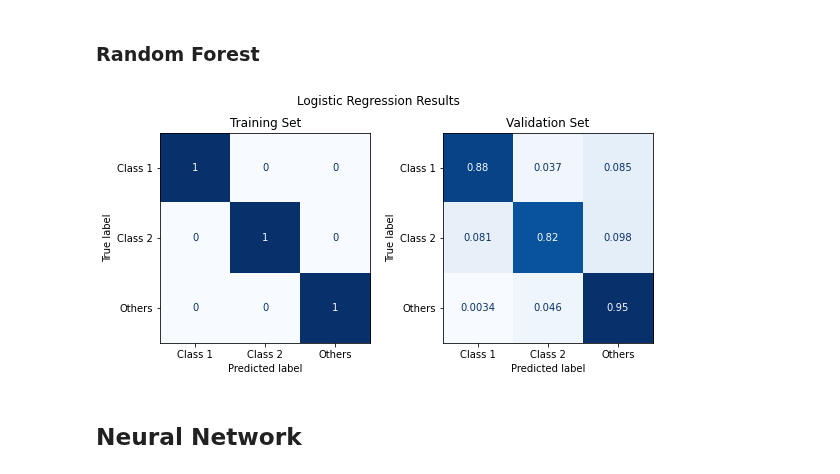
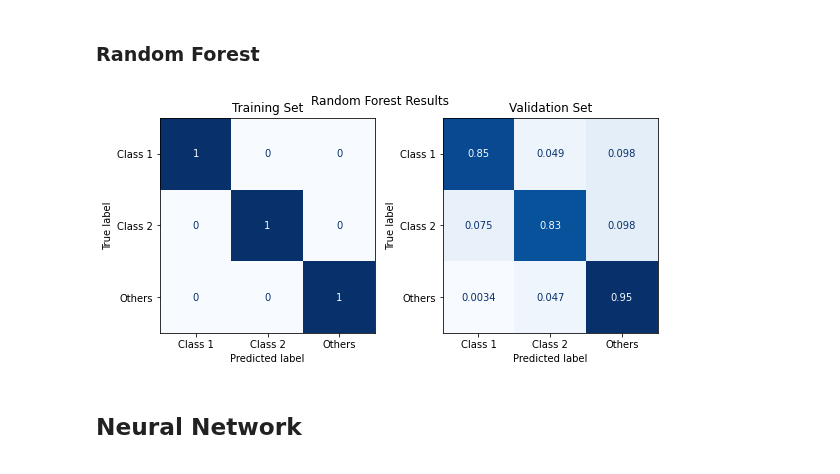
Before and after one commit to bcrompvoets/Random, a Jupyter notebook: Final_Project.ipynb, the cells around one changed output. Cells and saved outputs as stored; diff of their text form; code cells hidden in the pictures.

```diff
--- a/Final_Project.ipynb
+++ b/Final_Project.ipynb
@@ -130,16 +153,16 @@ plt.show()
 # %%
 %%time
 
-# specifying pipeline for logistic regression
-pipe = Pipeline(steps=[('scaler', StandardScaler()), ('svc', SVC())])
+# specifying svc
+svc = SVC()
 
 # hyperparameters
-param_grid = [{'svc__kernel':['rbf',],
-               'svc__gamma':['auto'],
-               'svc__C': [0.9]}]
+param_grid = [{'kernel':['rbf',],
+               'gamma':['auto'],
+               'C': [0.9]}]
 
 # plug parameters into GridSearchCV
-grid = GridSearchCV(pipe,param_grid=param_grid)
+grid = GridSearchCV(svc,param_grid=param_grid)
 
 # run the data through the grid to find optimal results
 grid.fit(inp_tr, tar_tr.ravel())
@@ -167,16 +223,19 @@ plt.show()
 # %%
 %%time
 
+# Specify Gradient Boost
 boostcl = GradientBoostingClassifier()
-parameters = {'criterion': ['friedman_mse'],
+
+# Specify parameter space to test
+param_grid = [{'criterion': ['friedman_mse'],
                 'max_depth': [9],
                 'max_features': ['log2'],
                 'n_estimators': [50],
                 'n_iter_no_change': [5],
                 'subsample': [1.0],
-                'warm_start': [True]}
+                'warm_start': [True]}]
 
-grid = GridSearchCV(boostcl, parameters)
+grid = GridSearchCV(boostcl, param_grid)
 
 # run the data through the grid to find optimal results
 grid.fit(inp_tr, tar_tr.ravel())
@@ -202,10 +261,13 @@ plt.show()
 # %% [markdown]
 ### XGBoost
 # %%
+# Specify XGBoost
 xgbcl = xgb.XGBClassifier()
-parameters = {'max_depth': [9], 'sampling_method': ['uniform'], 'subsample': [0.5]}
 
-grid = GridSearchCV(xgbcl, parameters)
+# Specify parameter space to test
+param_grid = [{'max_depth': [9], 'sampling_method': ['uniform'], 'subsample': [0.5]}]
+
+grid = GridSearchCV(xgbcl, param_grid)
 
 # run the data through the grid to find optimal results
 grid.fit(inp_tr, tar_tr.ravel())
@@ -216,17 +290,17 @@ pred_va = grid.predict(inp_va)
 # %% [markdown]
 ### Random Forest
 # %%
-# Specify the pipeline
-pipe = Pipeline(steps=[('scaler', StandardScaler()), ('rfcl', RandomForestClassifier())])
+# Specify RF
+rfcl = RandomForestClassifier()
 
 # Specify parameter space to test
-param_grid = {'rfcl__class_weight': ['balanced_subsample'],
- 'rfcl__criterion': ['entropy'],
- 'rfcl__max_features': ['log2'],
- 'rfcl__n_estimators': [150]}
+param_grid = [{'class_weight': ['balanced_subsample'],
+              'criterion': ['entropy'],
+              'max_features': ['log2'],
+              'n_estimators': [150]}]
 
 # Define the grid
-grid = GridSearchCV(pipe,param_grid=param_grid)
+grid = GridSearchCV(rfcl,param_grid=param_grid)
 
 # run the data through the grid to find optimal results
 grid.fit(inp_tr, tar_tr.ravel())
@@ -237,15 +311,15 @@ pred_va = grid.predict(inp_va)
 # %%
 fig, ax = plt.subplots(1,2, figsize=(8,4))
 ConfusionMatrixDisplay.from_predictions(tar_tr, pred_tr, ax = ax[0], normalize='true', cmap=cm_blues, display_labels=custom_labs, colorbar=False)
 ConfusionMatrixDisplay.from_predictions(tar_va, pred_va, ax = ax[1], normalize='true', cmap=cm_blues, display_labels=custom_labs, colorbar=False)
 
 ax[0].set_title('Training Set')
 ax[1].set_title('Validation Set')
-plt.suptitle('Logistic Regression Results')
+plt.suptitle('Random Forest Results')
 plt.tight_layout()
 plt.show()
 # %% [output]
-[figure, old version]
+[figure, new version]
 # %% [markdown]
 ## Neural Network
 # %% [markdown]
```
Also changed, not shown: parts of 21 cells of this notebook.
